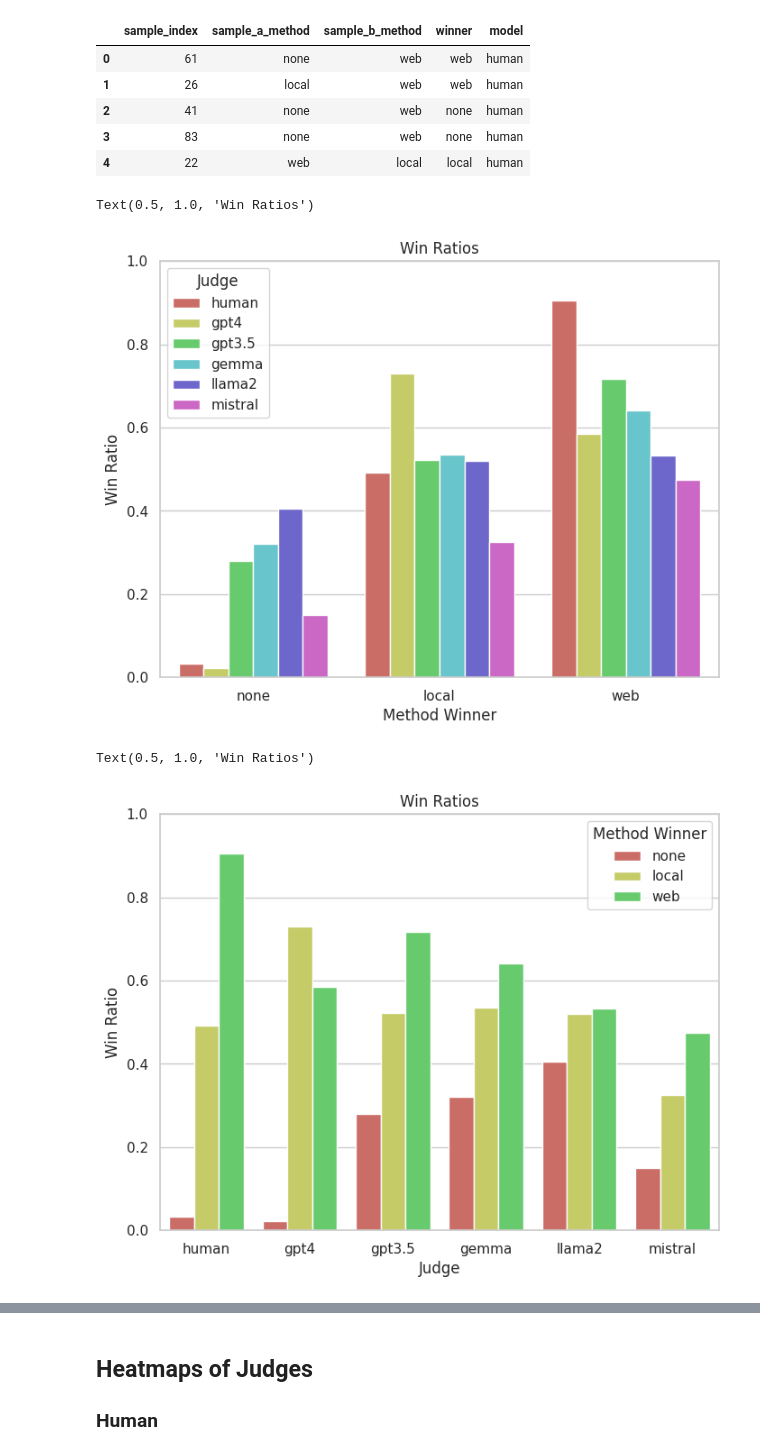
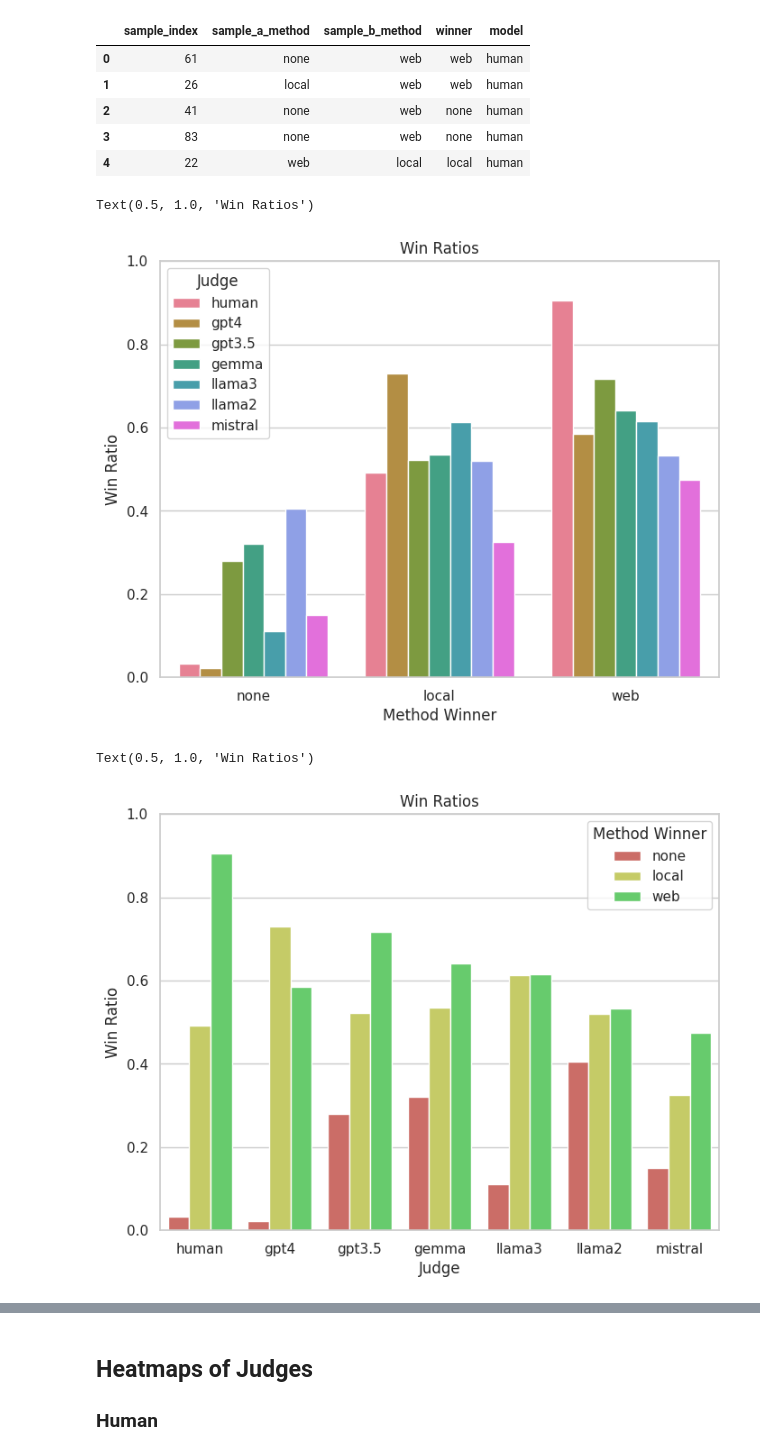
Before and after one commit to lancewilhelm/cs6804_final, a Jupyter notebook: analysis.ipynb, the cells around one changed output, grey strips where cells are left out. Drawn from its saved outputs; the diff is of its cells as text; code cells hidden in the pictures.

Commit message:
Llama3

```diff
--- a/analysis.ipynb
+++ b/analysis.ipynb
@@ -561,9 +561,14 @@ with open('data/llm_gemma_judge_results.json') as f:
 with open('data/llm_mistral_judge_results.json') as f:
     mistral = pd.DataFrame(json.load(f))
     mistral['model'] = 'mistral'
+
+#Llama3
+with open('data/llm_llama3_judge_results.json') as f:
+    llama3 = pd.DataFrame(json.load(f))
+    llama3['model'] = 'llama3'
 # %%
 # Merge dataframes
-all_judges = pd.concat([human, gpt4, gpt35, llama2, gemma, mistral])
+all_judges = pd.concat([human, gpt4, gpt35, llama2, llama3, gemma, mistral])
 all_judges.head()
 # %% [output]
 |  | sample_index | sample_a_method | sample_b_method | winner | model |
@@ -591,7 +596,7 @@ combo.columns = ['model', 'method', 'total_wins', 'total_battles', 'ratio_wins']
 # %%
 sns.set_theme(rc={'figure.figsize':(8,6)}, style='whitegrid', palette='hls')
 sns.barplot(
-    combo, x="method", y="ratio_wins", hue="model", order=['none', 'local', 'web'], hue_order=['human', 'gpt4', 'gpt3.5', 'gemma', 'llama2', 'mistral']
+    combo, x="method", y="ratio_wins", hue="model", order=['none', 'local', 'web'], hue_order=['human', 'gpt4', 'gpt3.5', 'gemma', 'llama3', 'llama2',  'mistral']
 )
 plt.ylim(0, 1)
 plt.legend(title='Judge')
@@ -600,20 +605,20 @@ plt.ylabel('Win Ratio')
 plt.title("Win Ratios")
 # %% [output]
 Text(0.5, 1.0, 'Win Ratios')
-[figure, old version]
+[figure, new version]
 # %%
 sns.set_theme(rc={'figure.figsize':(8,6)}, style='whitegrid', palette='hls')
 sns.barplot(
-    combo, x="model", y="ratio_wins", hue="method", order=['human', 'gpt4', 'gpt3.5', 'gemma', 'llama2', 'mistral'], hue_order=['none', 'local', 'web']
+    combo, x="model", y="ratio_wins", hue="method", order=['human', 'gpt4', 'gpt3.5', 'gemma', 'llama3', 'llama2', 'mistral'], hue_order=['none', 'local', 'web']
 )
 plt.ylim(0, 1)
 plt.legend(title='Method Winner')
 plt.xlabel('Judge')
 plt.ylabel('Win Ratio')
 plt.title("Win Ratios")
 # %% [output]
 Text(0.5, 1.0, 'Win Ratios')
-[figure, old version]
+[figure, new version]
 # %%
 total_battles = all_judges.groupby('model').size()
 ties = all_judges.rename(columns={'winner':'method'}).groupby(['model', 'method']).size().reset_index()
```
Also changed, not shown: parts of 15 cells of this notebook, 2 other files.
